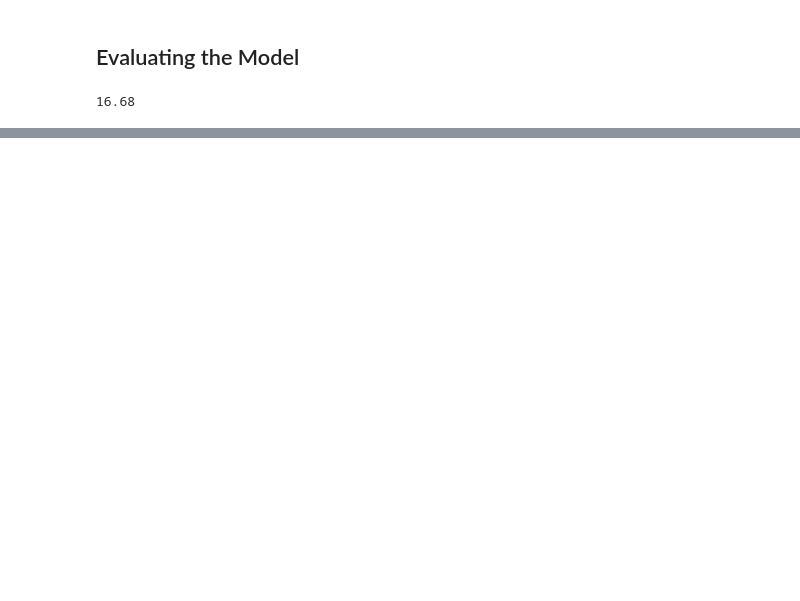
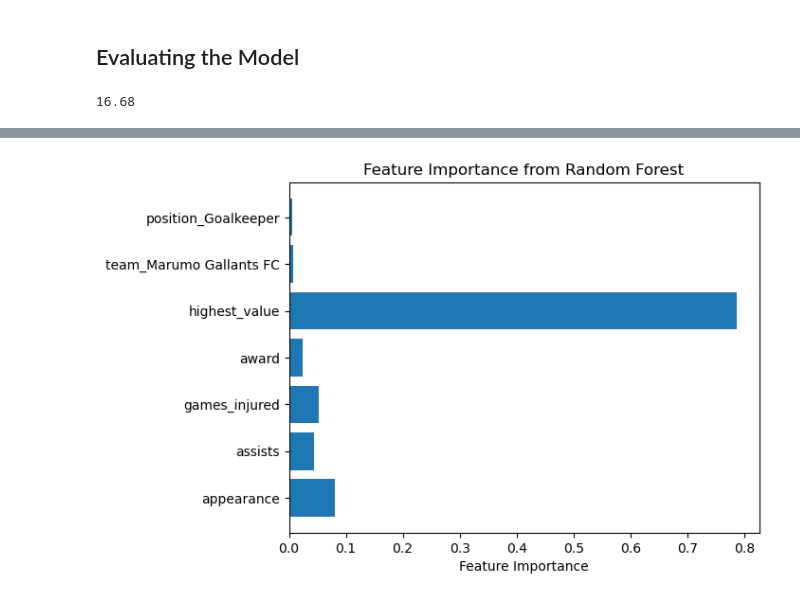
Before and after one commit to sara1h0t/Usecase-7, a Jupyter notebook: Classification_Decision_Tree.ipynb, the cells around one changed output, grey strips where cells are left out. Saved outputs shown, nothing was run; the diff lists cells and outputs as text; code cells hidden in the pictures; blank space fills up the shorter version.

```diff
--- a/usecase7-Logistic.ipynb
+++ b/Classification_Decision_Tree.ipynb
@@ -339,5 +352,6 @@ model = LogisticRegression()
 # %% [markdown]
 ## Train the Model
 # %%
-model.fit(X_train_scaled, y_train)
+# Fit the model on the training data
+dt_classifier.fit(X_train, y_train)
 # %% [output]
@@ -431,0 +493,9 @@ F1 Score: 0.75
+# %%
+# Feature importance from Random Forest
+feature_importances = best_model.feature_importances_
+plt.barh(X.columns, feature_importances)
+plt.xlabel('Feature Importance')
+plt.title('Feature Importance from Random Forest')
+plt.show()
+# %% [output]
+[figure, added]
```
Also changed, not shown: parts of 33 cells of this notebook.
